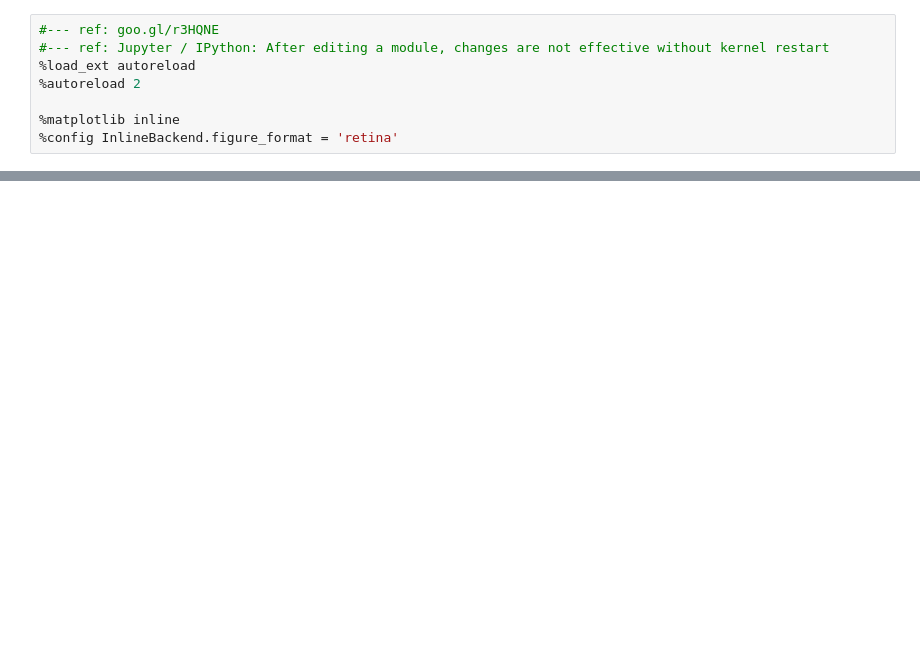
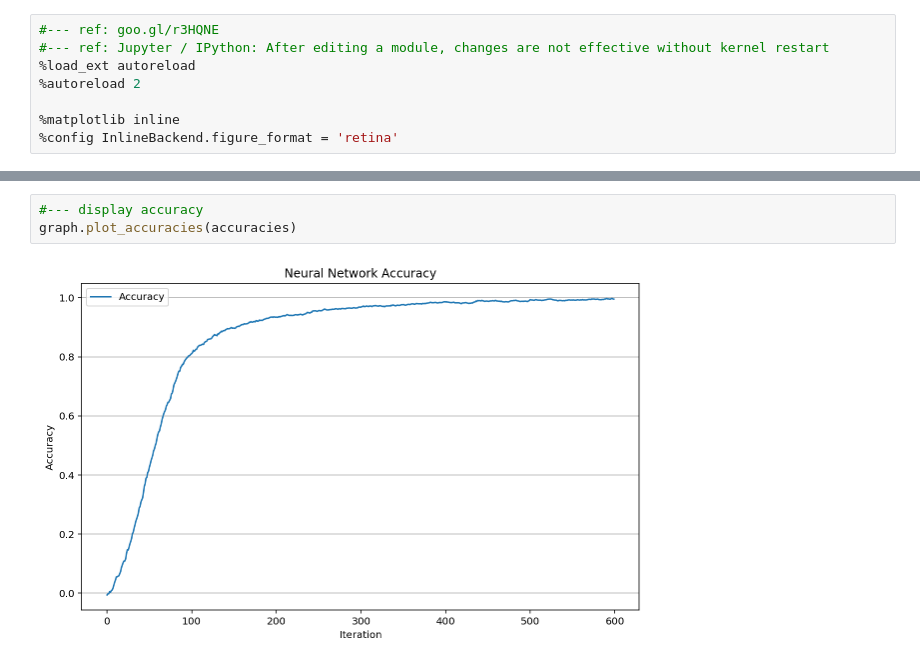
Before and after one commit to ben-blazado/mfnn, a Jupyter notebook: mfnn.ipynb, the cells around one changed output, grey strips where cells are left out. Drawn from its saved outputs; the diff is of its cells as text; blank space fills up the shorter version.

```diff
--- a/mfnn.ipynb
+++ b/mfnn.ipynb
@@ -41,3 +44,8 @@ graph.plot_losses(training_losses, validation_losses)
+# %%
+#--- display accuracy
+graph.plot_accuracies(accuracies)
+# %% [output]
+[figure, added]
 # %%
 #--- predict bike usage
 predictions_z = mfnn.predict_on_batch(test_features)
```
Also changed, not shown: parts of 4 cells of this notebook, 4 other files.
